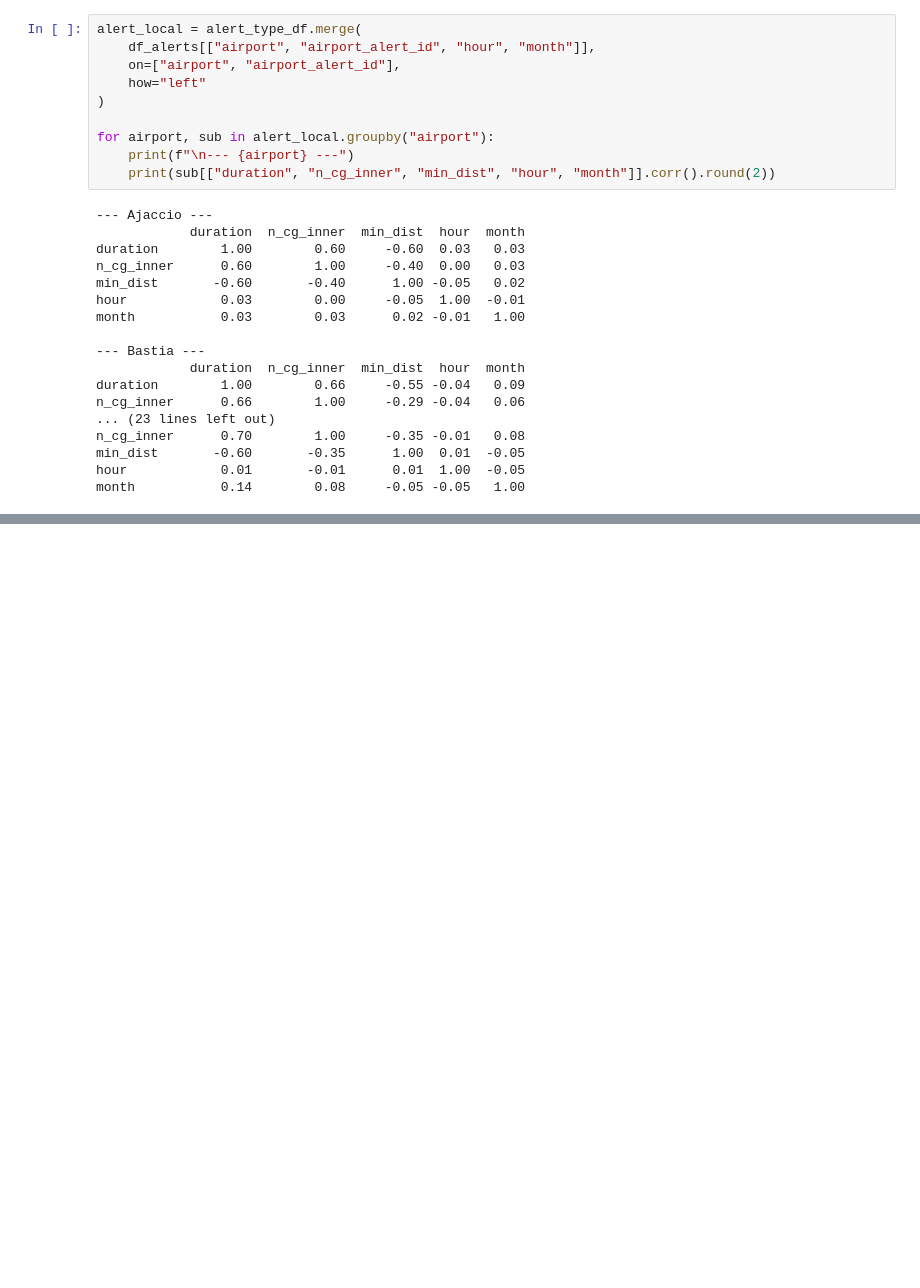
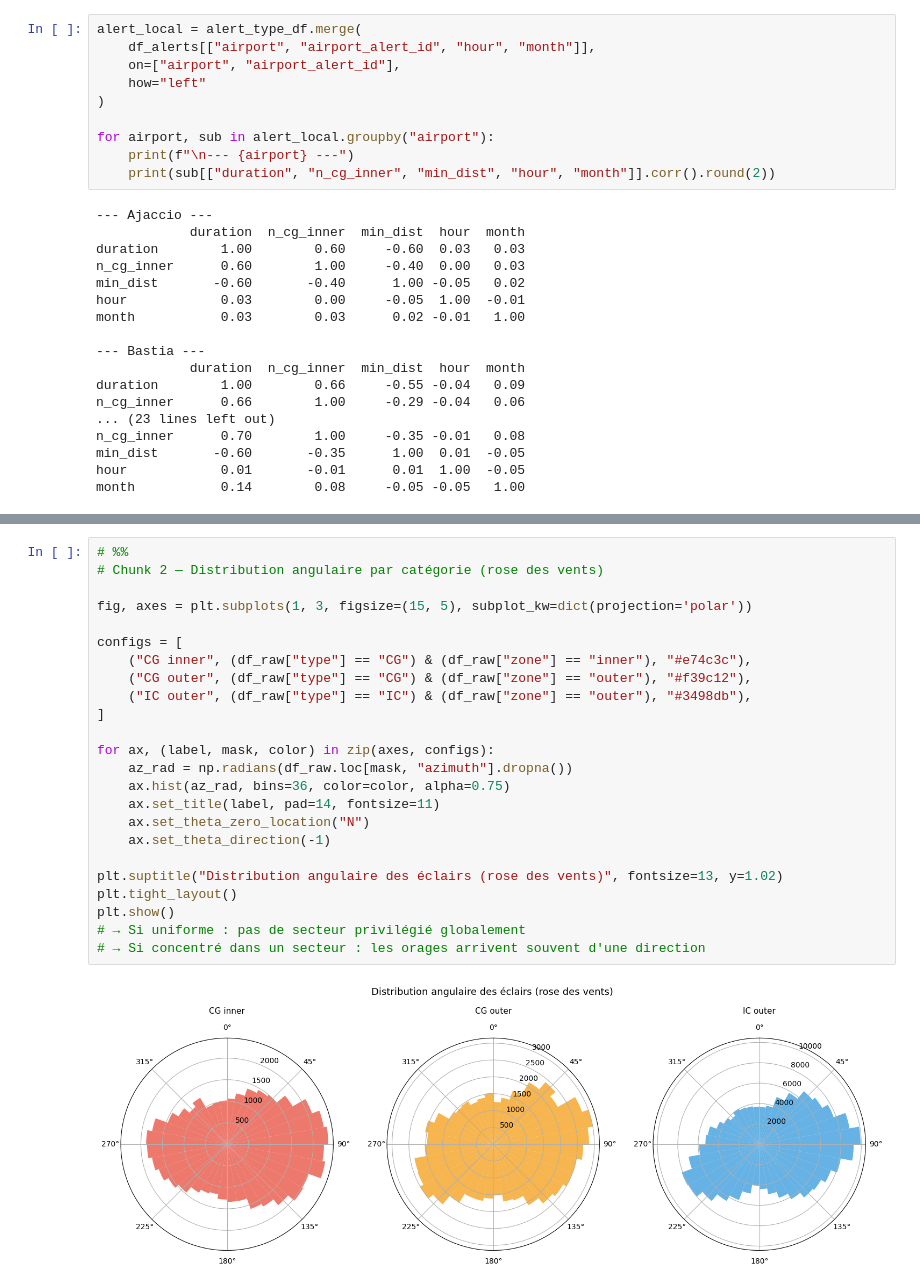
Before and after one commit to N-Mehdi/Dataverse, a Jupyter notebook: data/exploration.ipynb, the cells around one changed output, grey strips where cells are left out. Cells and saved outputs as stored; diff of their text form; blank space fills up the shorter version.

```diff
--- a/data/exploration.ipynb
+++ b/data/exploration.ipynb
@@ -857,0 +923,26 @@ month           0.14        0.08     -0.05 -0.05   1.00
+# %%
+# %%
+# Chunk 2 — Distribution angulaire par catégorie (rose des vents)
+
+fig, axes = plt.subplots(1, 3, figsize=(15, 5), subplot_kw=dict(projection='polar'))
+
+configs = [
+    ("CG inner", (df_raw["type"] == "CG") & (df_raw["zone"] == "inner"), "#e74c3c"),
+    ("CG outer", (df_raw["type"] == "CG") & (df_raw["zone"] == "outer"), "#f39c12"),
+    ("IC outer", (df_raw["type"] == "IC") & (df_raw["zone"] == "outer"), "#3498db"),
+]
+
+for ax, (label, mask, color) in zip(axes, configs):
+    az_rad = np.radians(df_raw.loc[mask, "azimuth"].dropna())
+    ax.hist(az_rad, bins=36, color=color, alpha=0.75)
+    ax.set_title(label, pad=14, fontsize=11)
+    ax.set_theta_zero_location("N")
+    ax.set_theta_direction(-1)
+
+plt.suptitle("Distribution angulaire des éclairs (rose des vents)", fontsize=13, y=1.02)
+plt.tight_layout()
+plt.show()
+# → Si uniforme : pas de secteur privilégié globalement
+# → Si concentré dans un secteur : les orages arrivent souvent d'une direction
+# %% [output]
+[figure, added]
```
Also changed, not shown: parts of 16 cells of this notebook, 5 other files.
